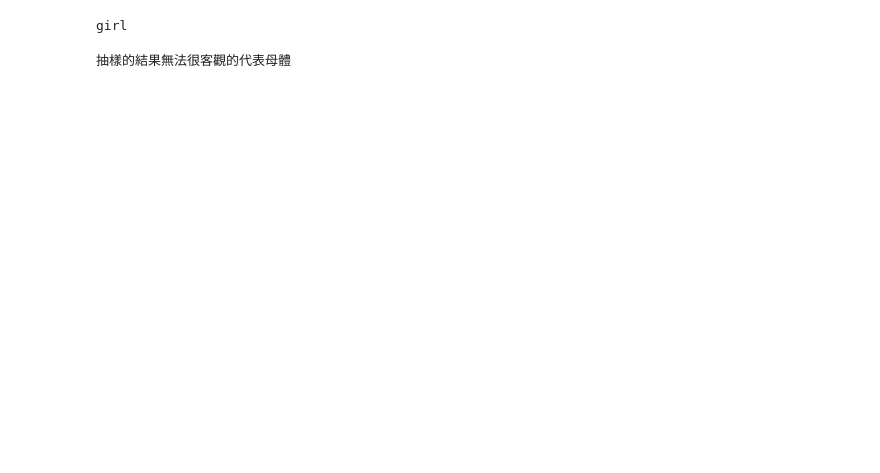
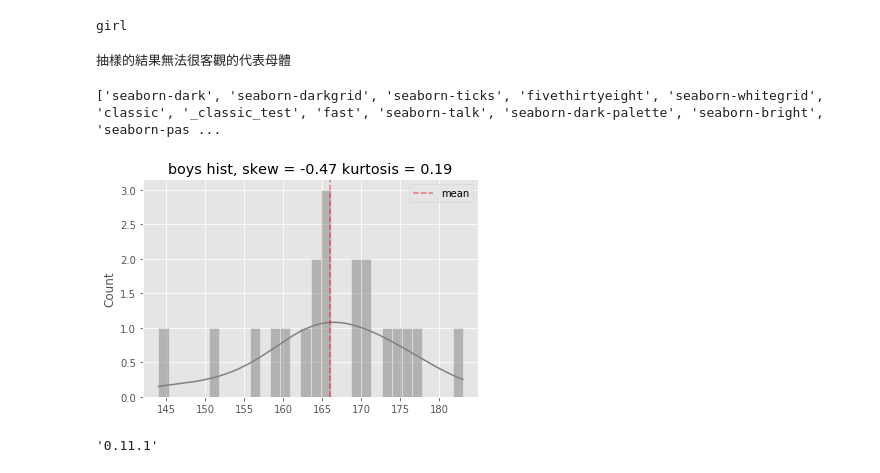
Before and after one commit to NaveenLin/ML100Days, a Jupyter notebook: homework/Day_0027_HW.ipynb, the cells around one changed output. Saved outputs shown, nothing was run; the diff lists cells and outputs as text; code cells hidden in the pictures; blank space fills up the shorter version.

```diff
--- a/homework/Day_0027_HW.ipynb
+++ b/homework/Day_0027_HW.ipynb
@@ -97,3 +104,22 @@ girl
 print('抽樣的結果無法很客觀的代表母體')
 # %% [output]
 抽樣的結果無法很客觀的代表母體
+# %%
+#顯示樣式列表
+
+print(plt.style.available)
+# %% [output]
+['seaborn-dark', 'seaborn-darkgrid', 'seaborn-ticks', 'fivethirtyeight', 'seaborn-whitegrid', 'classic', '_classic_test', 'fast', 'seaborn-talk', 'seaborn-dark-palette', 'seaborn-bright', 'seaborn-pas ...
+# %%
+plt.style.use('ggplot')
+sns.histplot(boys, bins = 30, alpha = 0.5, color = 'gray', kde =True)
+plt.title('boys hist, skew = {0} kurtosis = {1}'.format(round(stats.skew(boys), 2), round(stats.kurtosis(boys),2)))
+plt.axvline(np.mean(boys), label = 'mean', color = 'r', linestyle = '--', alpha = 0.5)
+plt.legend()
+plt.show()
+# %% [output]
+[figure, added]
+# %%
+sns.__version__
+# %% [output]
+'0.11.1'
```
Also changed, not shown: parts of 4 cells of this notebook, 1 other file.
